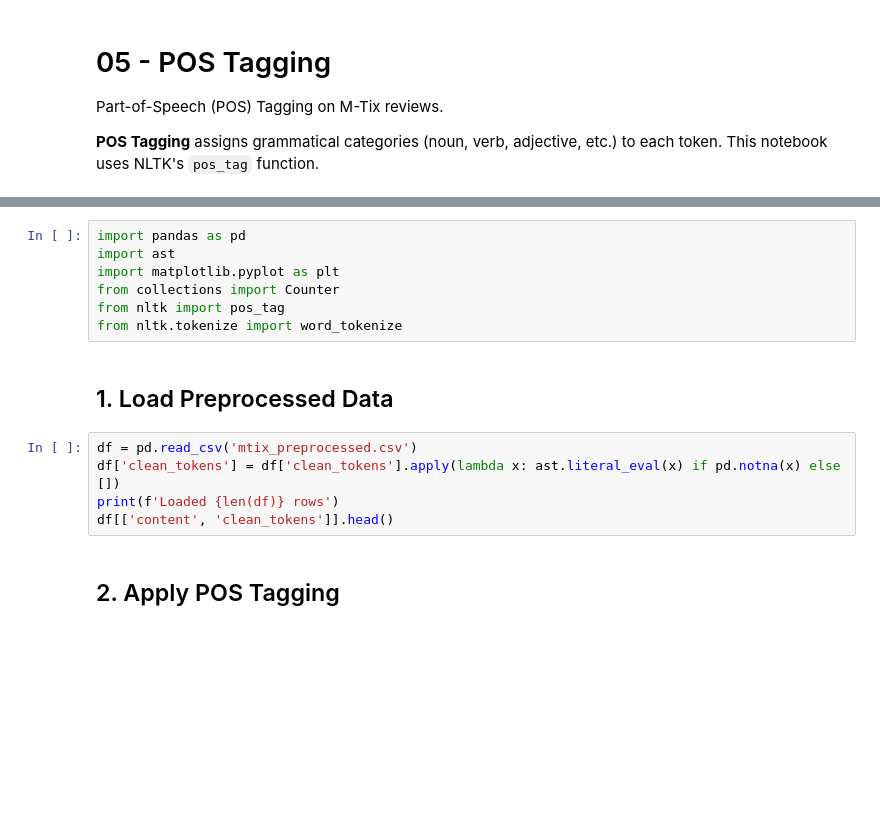
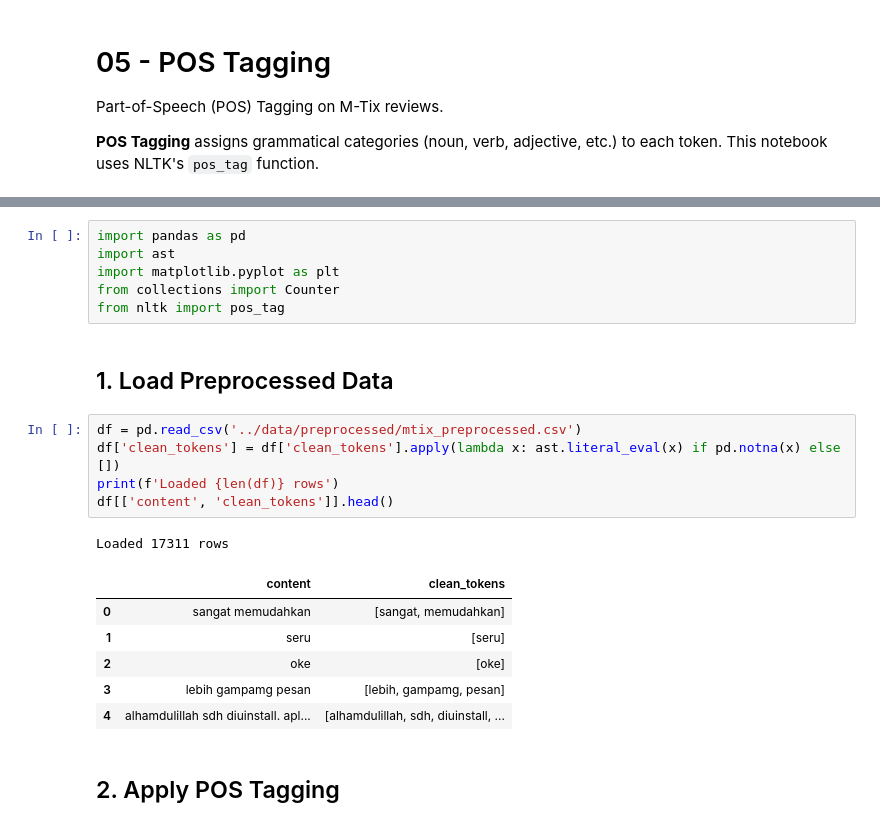
Before and after one commit to adhiraga/pba-task-1a-individual, a Jupyter notebook: notebooks/05_pos_tagging.ipynb, the cells around one changed output, grey strips where cells are left out. Saved outputs shown, nothing was run; the diff lists cells and outputs as text; blank space fills up the shorter version.

```diff
--- a/notebooks/05_pos_tagging.ipynb
+++ b/notebooks/05_pos_tagging.ipynb
@@ -16,14 +32,21 @@ import ast
 import matplotlib.pyplot as plt
 from collections import Counter
 from nltk import pos_tag
-from nltk.tokenize import word_tokenize
 # %% [markdown]
 ## 1. Load Preprocessed Data
 # %%
-df = pd.read_csv('mtix_preprocessed.csv')
+df = pd.read_csv('../data/preprocessed/mtix_preprocessed.csv')
 df['clean_tokens'] = df['clean_tokens'].apply(lambda x: ast.literal_eval(x) if pd.notna(x) else [])
 print(f'Loaded {len(df)} rows')
 df[['content', 'clean_tokens']].head()
+# %% [output]
+Loaded 17311 rows
+|  | content | clean_tokens |
+| 0 | sangat memudahkan | [sangat, memudahkan] |
+| 1 | seru | [seru] |
+| 2 | oke | [oke] |
+| 3 | lebih gampamg pesan | [lebih, gampamg, pesan] |
+| 4 | alhamdulillah sdh diuinstall. apl... | [alhamdulillah, sdh, diuinstall, ... |
 # %% [markdown]
 ## 2. Apply POS Tagging
 # %%
```
Also changed, not shown: parts of 4 cells of this notebook, 7 other files.
